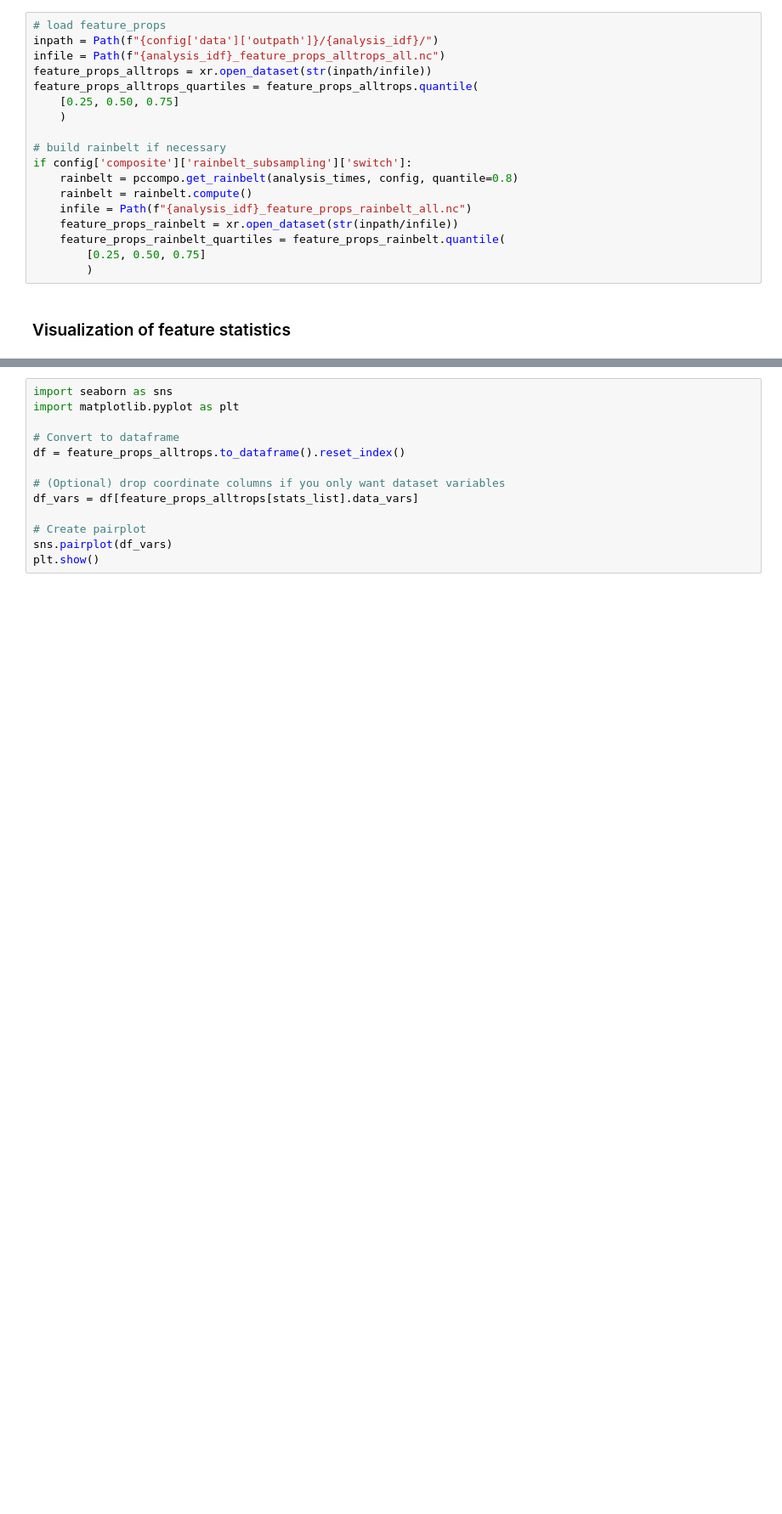
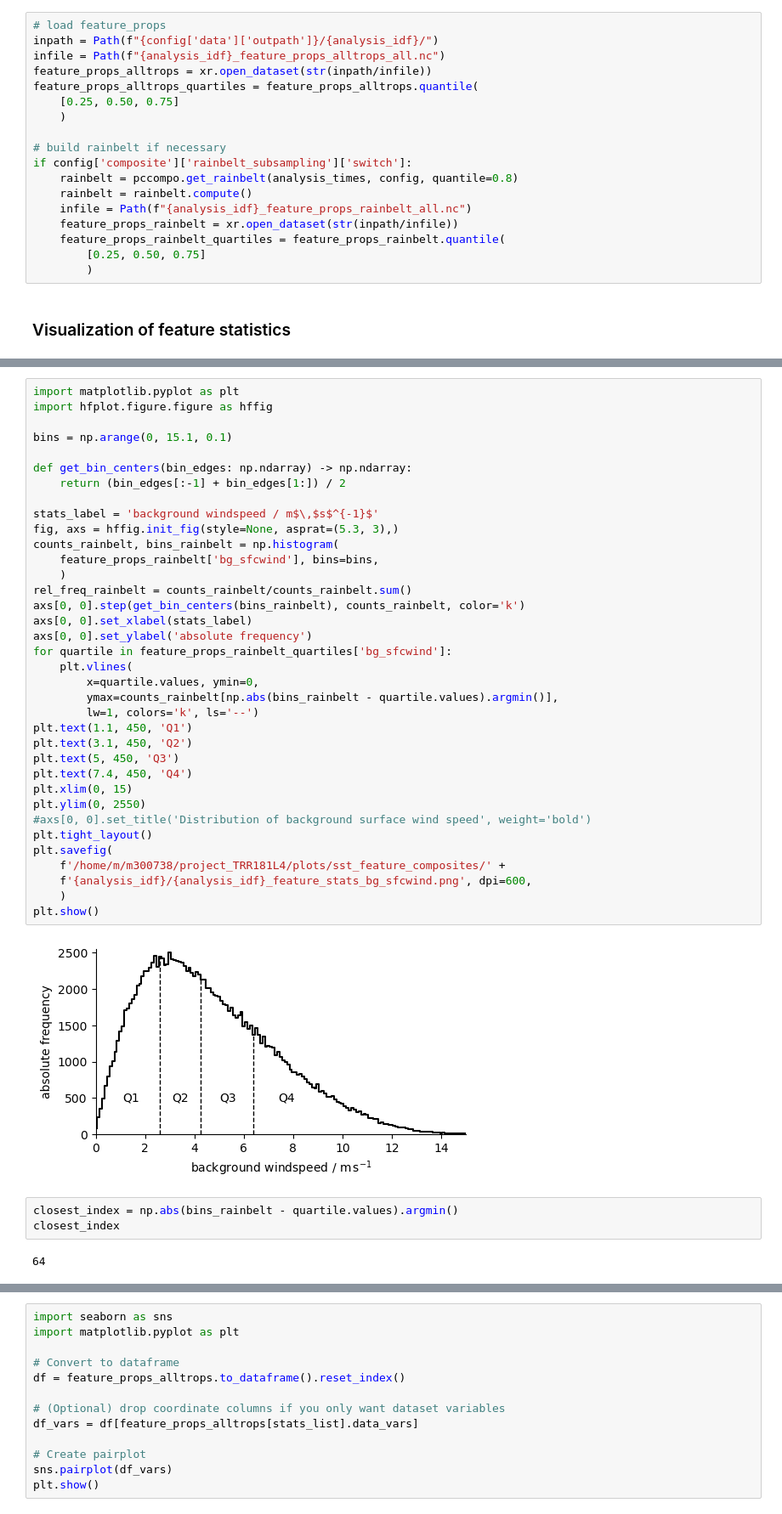
Before and after one commit to HF7weatherman/pycompo, a Jupyter notebook: examples/analyze_composite_stats.ipynb, the cells around one changed output, grey strips where cells are left out. Shown at 85% size. Saved outputs shown, nothing was run; the diff lists cells and outputs as text; blank space fills up the shorter version.

```diff
--- a/examples/analyze_composite_stats.ipynb
+++ b/examples/analyze_composite_stats.ipynb
@@ -98,0 +134,43 @@ plt.show()
+# %%
+import matplotlib.pyplot as plt
+import hfplot.figure.figure as hffig
+
+bins = np.arange(0, 15.1, 0.1)
+
+def get_bin_centers(bin_edges: np.ndarray) -> np.ndarray:
+    return (bin_edges[:-1] + bin_edges[1:]) / 2
+
+stats_label = 'background windspeed / m$\,$s$^{-1}$'
+fig, axs = hffig.init_fig(style=None, asprat=(5.3, 3),)
+counts_rainbelt, bins_rainbelt = np.histogram(
+    feature_props_rainbelt['bg_sfcwind'], bins=bins,
+    )
+rel_freq_rainbelt = counts_rainbelt/counts_rainbelt.sum()
+axs[0, 0].step(get_bin_centers(bins_rainbelt), counts_rainbelt, color='k')
+axs[0, 0].set_xlabel(stats_label)
+axs[0, 0].set_ylabel('absolute frequency')
+for quartile in feature_props_rainbelt_quartiles['bg_sfcwind']:
+    plt.vlines(
+        x=quartile.values, ymin=0,
+        ymax=counts_rainbelt[np.abs(bins_rainbelt - quartile.values).argmin()],
+        lw=1, colors='k', ls='--')
+plt.text(1.1, 450, 'Q1')
+plt.text(3.1, 450, 'Q2')
+plt.text(5, 450, 'Q3')
+plt.text(7.4, 450, 'Q4')
+plt.xlim(0, 15)
+plt.ylim(0, 2550)
+#axs[0, 0].set_title('Distribution of background surface wind speed', weight='bold')
+plt.tight_layout()
+plt.savefig(
+    f'/home/m/m300738/project_TRR181L4/plots/sst_feature_composites/' +
+    f'{analysis_idf}/{analysis_idf}_feature_stats_bg_sfcwind.png', dpi=600,
+    )
+plt.show()
+# %% [output]
+[figure, added]
+# %%
+closest_index = np.abs(bins_rainbelt - quartile.values).argmin()
+closest_index
+# %% [output]
+64
```
Also changed, not shown: parts of 4 cells of this notebook.
